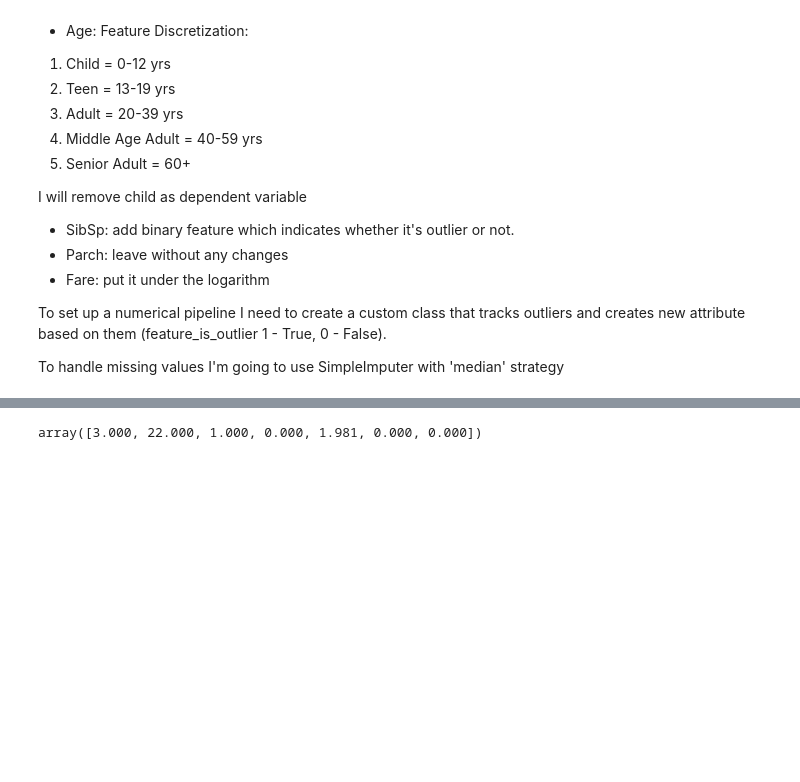
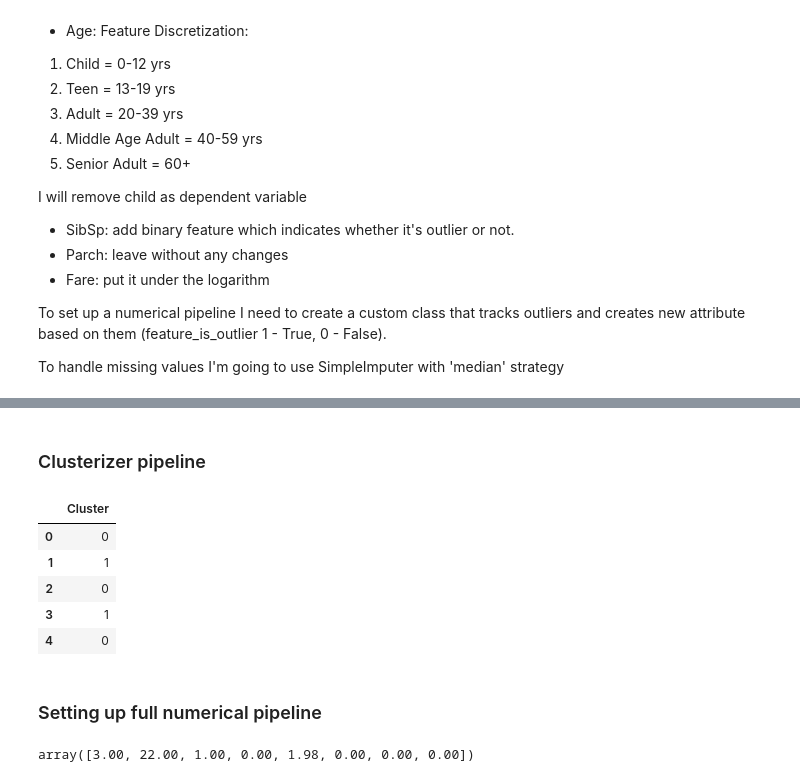
Before and after one commit to Justdek-code/data-science, a Jupyter notebook: titanic_practice/titanic_survived_classification.ipynb, the cells around one changed output, grey strips where cells are left out. Saved outputs shown, nothing was run; the diff lists cells and outputs as text; code cells hidden in the pictures; blank space fills up the shorter version.

```diff
--- a/titanic_practice/titanic_survived_classification.ipynb
+++ b/titanic_practice/titanic_survived_classification.ipynb
@@ -683,3 +684,21 @@ outliers_highlighter_pipeline.fit_transform(numerical_data[['Fare', 'SibSp']].to
+# %% [markdown]
+### Clusterizer pipeline
+# %%
+clusterizer_pipeline = Pipeline([
+    ('missing_value', SimpleImputer(strategy='median')),
+    ('clustrizing', Clusterizer(train_data=filled_numerical_data))
+])
+# %%
+clusterizer_pipeline.fit_transform(numerical_data.to_numpy()).head()
+# %% [output]
+|  | Cluster |
+| 0 | 0 |
+| 1 | 1 |
+| 2 | 0 |
+| 3 | 1 |
+| 4 | 0 |
+# %% [markdown]
+### Setting up full numerical pipeline
 # %%
 numerical_pipeline = ColumnTransformer([
     ('missing_values', SimpleImputer(strategy='median'), numerical_features.drop('Fare')),
@@ -688,5 +708,5 @@ numerical_pipeline = ColumnTransformer([
 ])
 # %%
-first_numerical_preprocessing.fit_transform(numerical_data)[0]
+numerical_pipeline.fit_transform(numerical_data)[0]
 # %% [output]
-array([3.000, 22.000, 1.000, 0.000, 1.981, 0.000, 0.000])
+array([3.00, 22.00, 1.00, 0.00, 1.98, 0.00, 0.00, 0.00])
```
Also changed, not shown: parts of 37 cells of this notebook.
